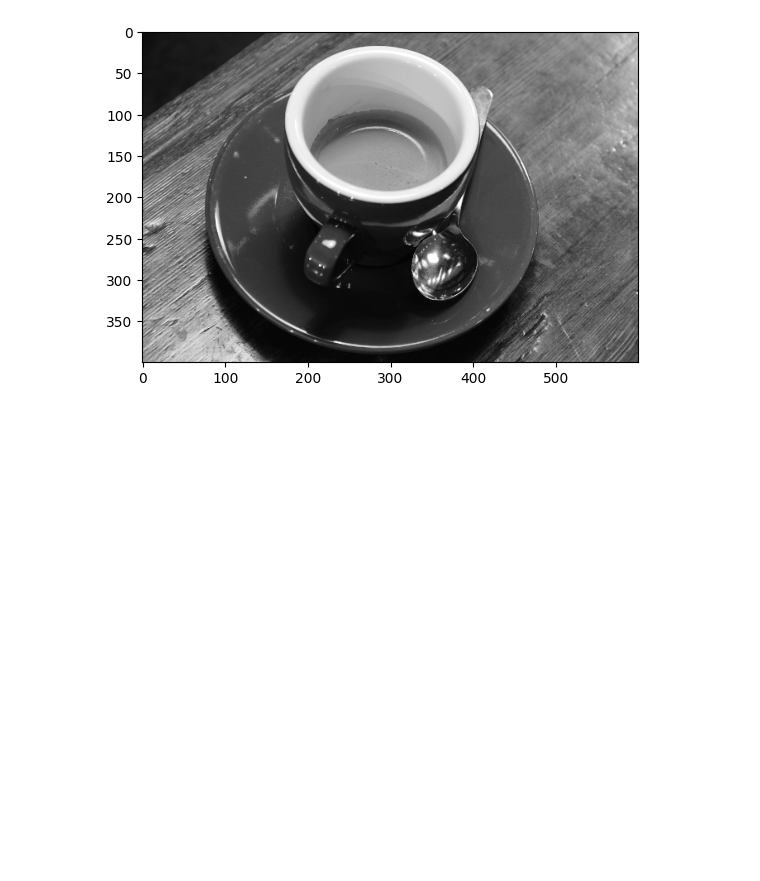
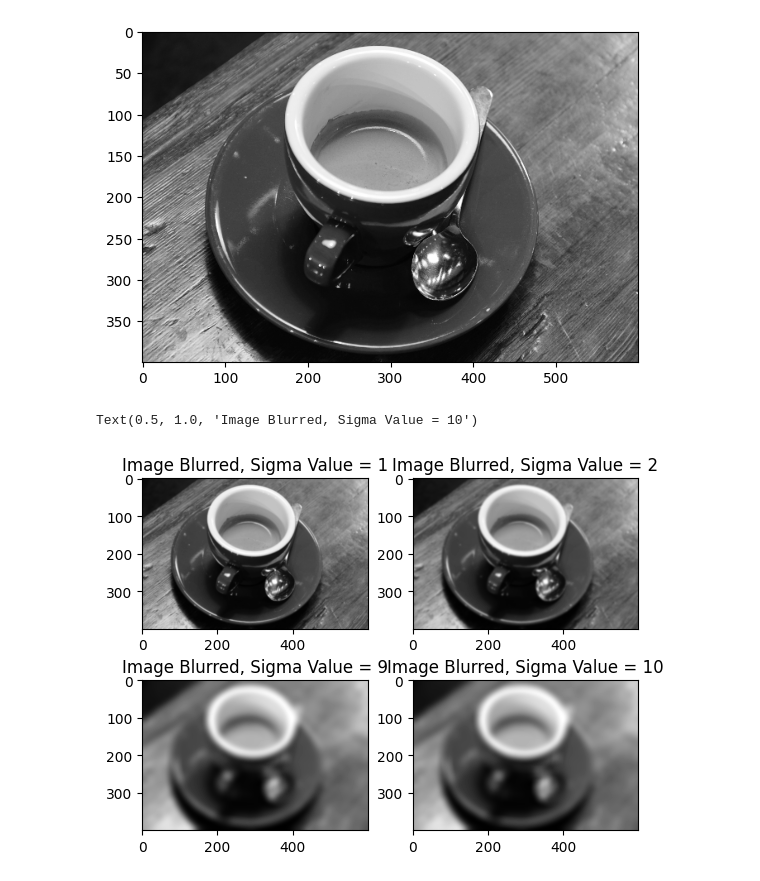
Before and after one commit to ChintzRuparel/Computer-Vision, a Jupyter notebook: Experiment2.ipynb, the cells around one changed output. Saved outputs shown, nothing was run; the diff lists cells and outputs as text; code cells hidden in the pictures; blank space fills up the shorter version.

```diff
--- a/Experiment2.ipynb
+++ b/Experiment2.ipynb
@@ -29,0 +39,24 @@ plt.imshow(image_g,cmap='gray')
+# %%
+image_sigma1=cv.GaussianBlur(image_g,(31,31),1)
+image_sigma2=cv.GaussianBlur(image_g,(31,31),2)
+image_sigma3=cv.GaussianBlur(image_g,(31,31),9)
+image_sigma4=cv.GaussianBlur(image_g,(31,31),10)
+# %%
+plt.subplot (2,2,1)
+plt.imshow(image_sigma1,cmap='gray')
+plt.title('Image Blurred, Sigma Value = 1')
+
+plt.subplot (2,2,2)
+plt.imshow(image_sigma2,cmap='gray')
+plt.title('Image Blurred, Sigma Value = 2')
+
+plt.subplot (2,2,3)
+plt.imshow(image_sigma3,cmap='gray')
+plt.title('Image Blurred, Sigma Value = 9')
+
+plt.subplot (2,2,4)
+plt.imshow(image_sigma4,cmap='gray')
+plt.title('Image Blurred, Sigma Value = 10')
+# %% [output]
+Text(0.5, 1.0, 'Image Blurred, Sigma Value = 10')
+[figure, added]
```
Also changed, not shown: parts of 11 cells of this notebook.
